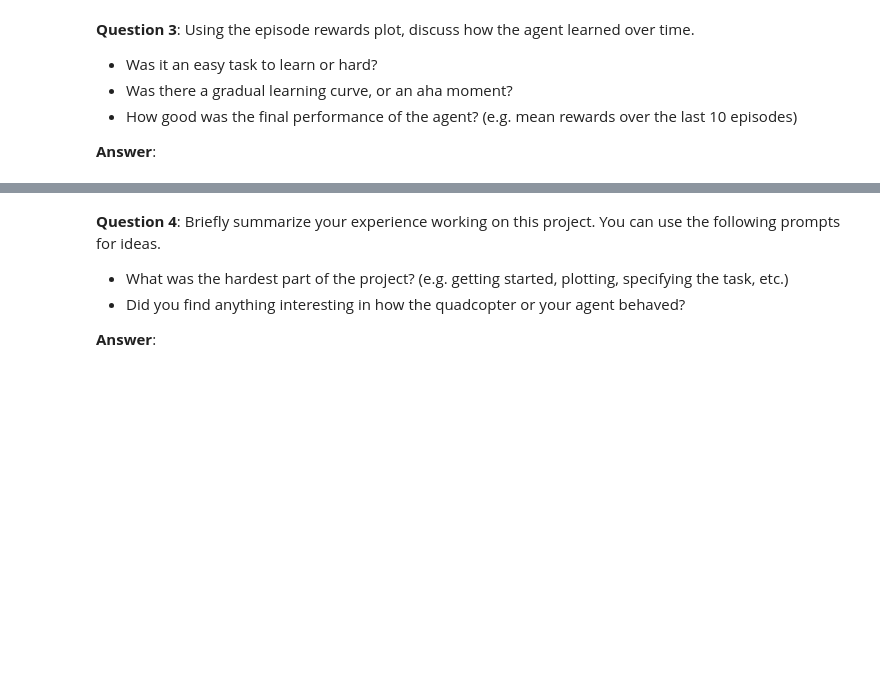
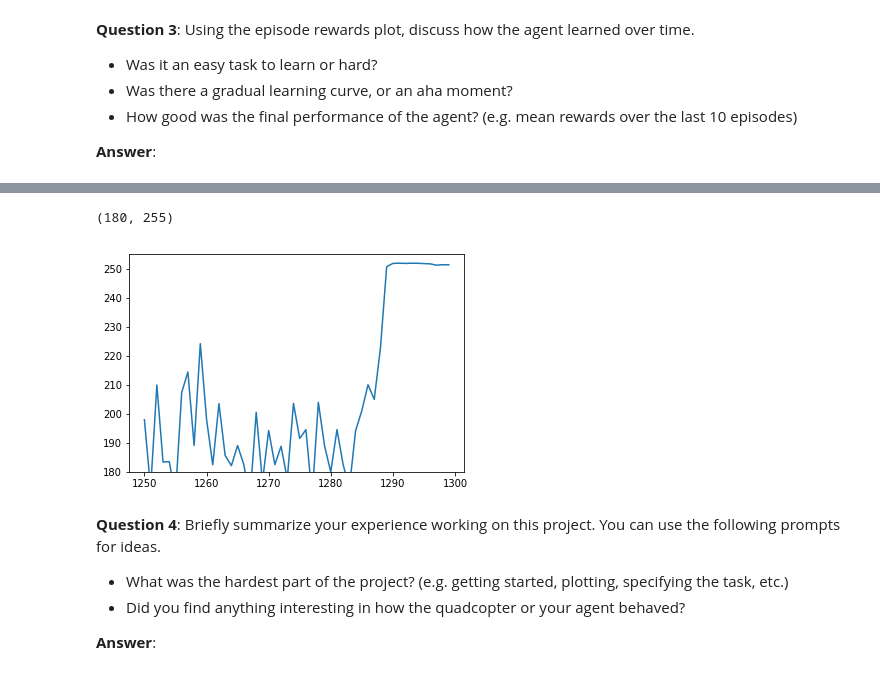
Before and after one commit to jemdiggity/RL-Quadcopter-2, a Jupyter notebook: Quadcopter_Project.ipynb, the cells around one changed output, grey strips where cells are left out. Cells and saved outputs as stored; diff of their text form; code cells hidden in the pictures; blank space fills up the shorter version.

```diff
--- a/Quadcopter_Project.ipynb
+++ b/Quadcopter_Project.ipynb
@@ -342,3 +390,13 @@ _ = plt.ylim()
+# %%
+x_start = 1250
+x_end = 1300
+y_start = 180
+y_end = 255
+plt.plot(range(x_start,x_end,1), total_reward_list[x_start:x_end], label='rewards')
+plt.ylim(y_start, y_end)
+# %% [output]
+(180, 255)
+[figure, added]
 # %% [markdown]
 **Question 4**: Briefly summarize your experience working on this project. You can use the following prompts for ideas.
 
```
Also changed, not shown: parts of 19 cells of this notebook, 1 other file.
